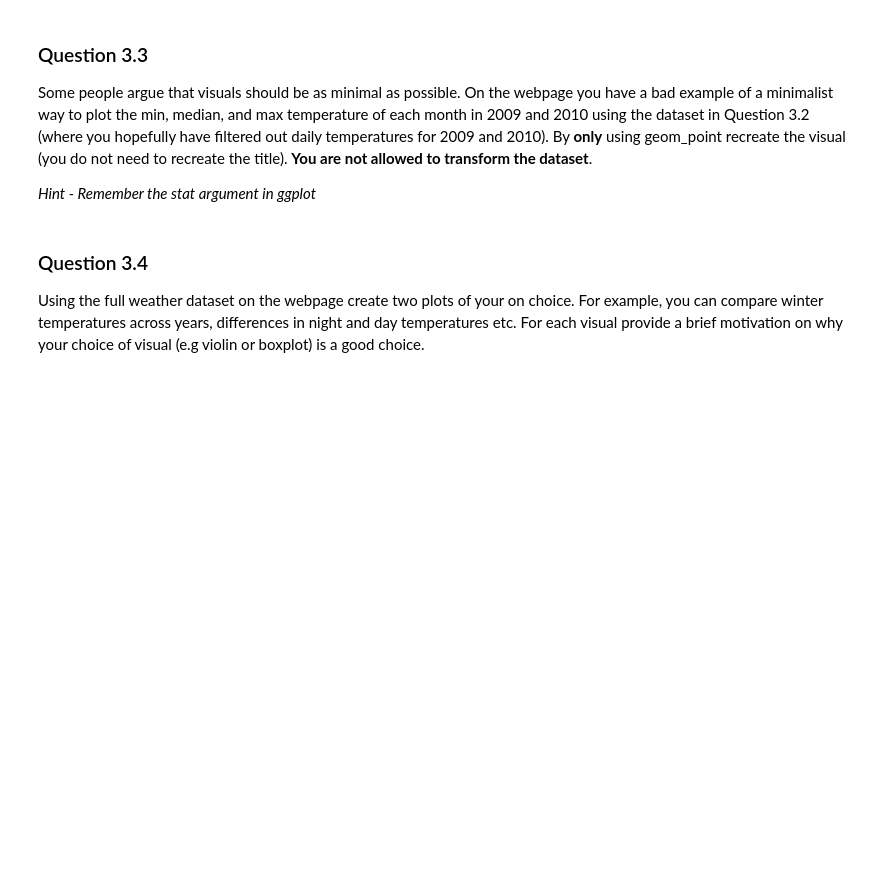
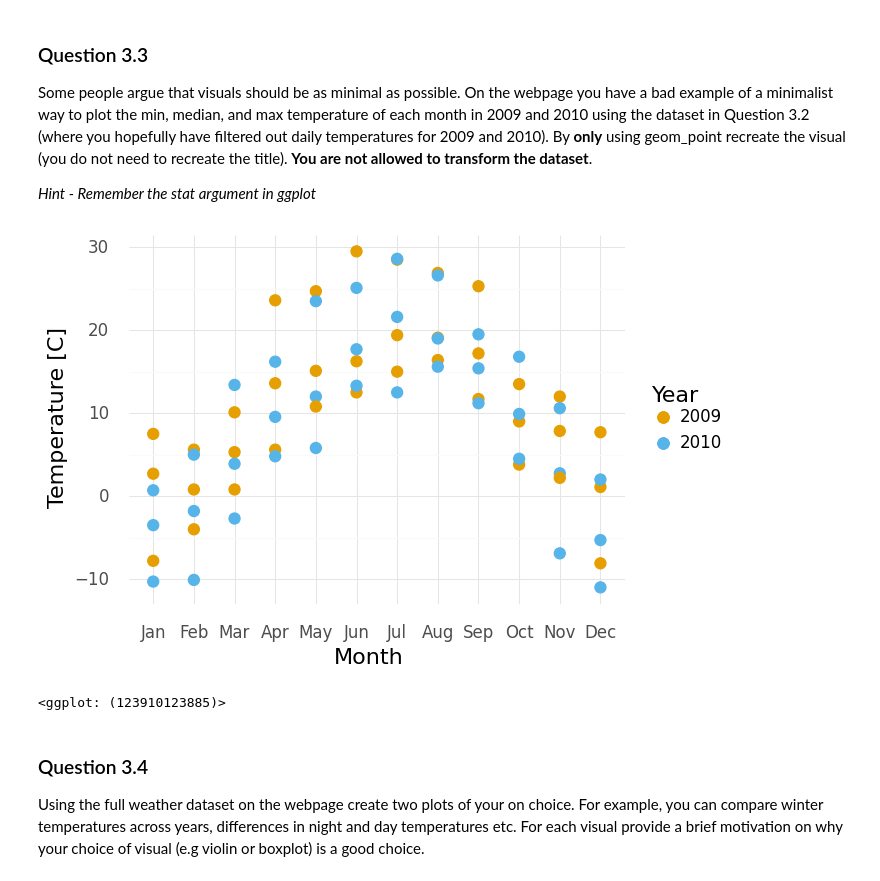
Before and after one commit to AxelEiman/SciVis, a Jupyter notebook: HW1/Homework1.ipynb, the cells around one changed output. Cells and saved outputs as stored; diff of their text form; code cells hidden in the pictures; blank space fills up the shorter version.

```diff
--- a/HW1/Homework1.ipynb
+++ b/HW1/Homework1.ipynb
@@ -242,3 +239,26 @@ Some people argue that visuals should be as minimal as possible. On the webpage
+# %%
+# Insert code here
+# Remember to print the visual
+
+(ggplot(weather_tidy, aes(x='month', y='value', color='year')) #, ymin='value', ymax='value'
++ geom_point(stat=stat_summary(fun_data='median_hilow'), size=4)
++ geom_point(stat=stat_summary(fun_y=np.max), size=4)#aes(ymax='value', x='month', color='year'),
++ geom_point(stat=stat_summary(fun_y=np.min), size=4)
++ scale_color_manual(values=cbPalette, labels=['2009', '2010'])
++ scale_x_discrete(limits=weather_tidy["month"].unique())
++ theme_minimal()
++ labs(y='Temperature [C]', x='Month', color='Year')
++ theme(
+    axis_text=element_text(size=12),
+    axis_title=element_text(size=16),
+    legend_text=element_text(size=12),
+    legend_title=element_text(size=16),
+    panel_grid_minor_y=element_line(size=1)
+)
+)
+# %% [output]
+[figure, added]
+<ggplot: (123910123885)>
 # %% [markdown]
 ### Question 3.4
 
```
Also changed, not shown: parts of 15 cells of this notebook.
